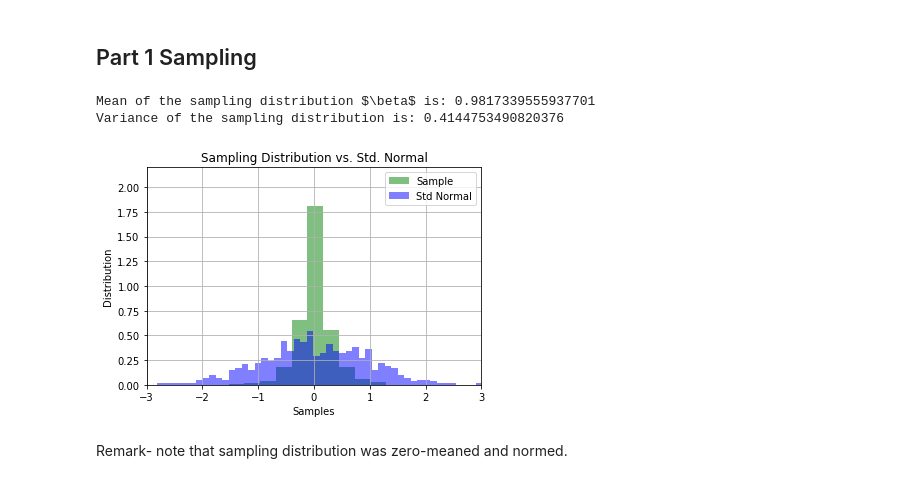
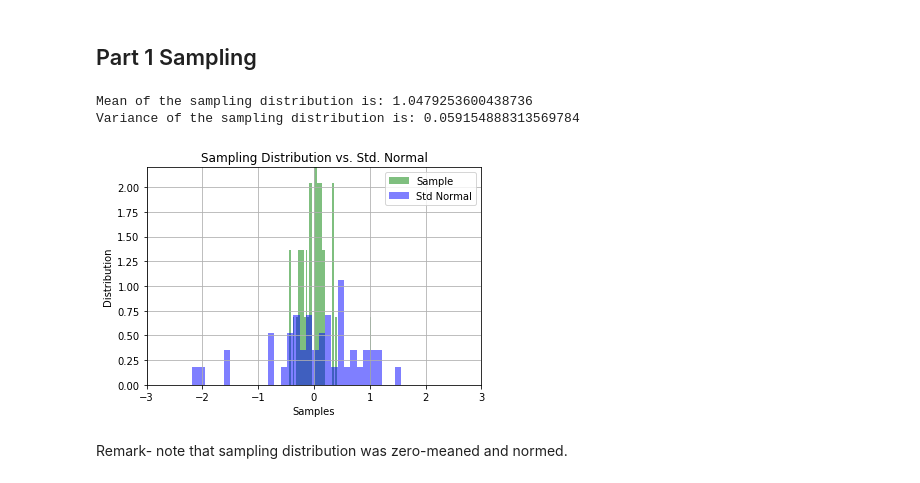
Before and after one commit to jsigee87/Data-Science-Lab-ee379k, a Jupyter notebook: lab6/src/problem1.ipynb, the cells around one changed output. Saved outputs shown, nothing was run; the diff lists cells and outputs as text; code cells hidden in the pictures.

```diff
--- a/lab6/src/problem1.ipynb
+++ b/lab6/src/problem1.ipynb
@@ -63,28 +58,28 @@ def sampleData(n = 100):
     samples = []
     for i in range(n):
         X, y, beta_hat, beta = createData()
-        samples.append(beta_hat[0,0])
+        samples.append(beta_hat[0])
     samples = np.array(samples)
     return samples
 # %%
-num_samples = 500
+num_samples = 50
 samples = sampleData(num_samples)
 print("Mean of the sampling distribution is: {}".format(np.mean(samples)))
 print("Variance of the sampling distribution is: {}".format(np.var(samples)))
 num_bins = 50
 _ = plt.hist(samples - np.mean(samples), num_bins, normed=1, facecolor='green', alpha = 0.5, label='Sample')
 _ = plt.hist(np.random.randn(num_samples), num_bins, normed=1, facecolor='blue', alpha=0.5, label='Std Normal')
 _ = plt.xlabel('Samples')
 _ = plt.ylabel('Distribution')
 _ = plt.title('Sampling Distribution vs. Std. Normal')
 _ = plt.xlim([-3, 3])
 _ = plt.ylim([0, 2.2])
 _ = plt.legend()
 _ = plt.grid(True)
 # %% [output]
-Mean of the sampling distribution $\beta$ is: 0.9817339555937701
-Variance of the sampling distribution is: 0.4144753490820376
+Mean of the sampling distribution is: 1.0479253600438736
+Variance of the sampling distribution is: 0.059154888313569784
-[figure, old version]
+[figure, new version]
 # %% [markdown]
 Remark- note that sampling distribution was zero-meaned and normed.
 # %% [markdown]
```
Also changed, not shown: parts of 14 cells of this notebook.
